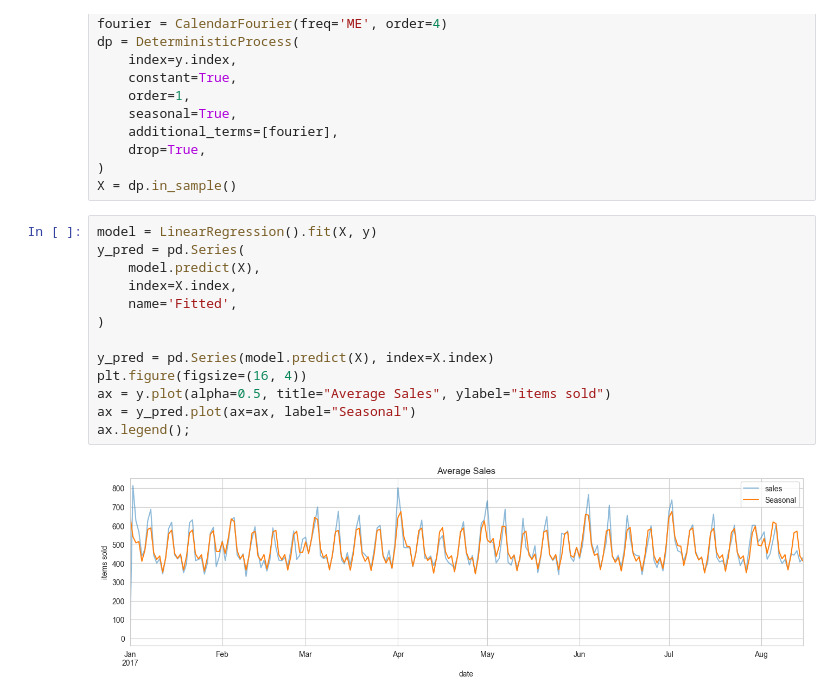
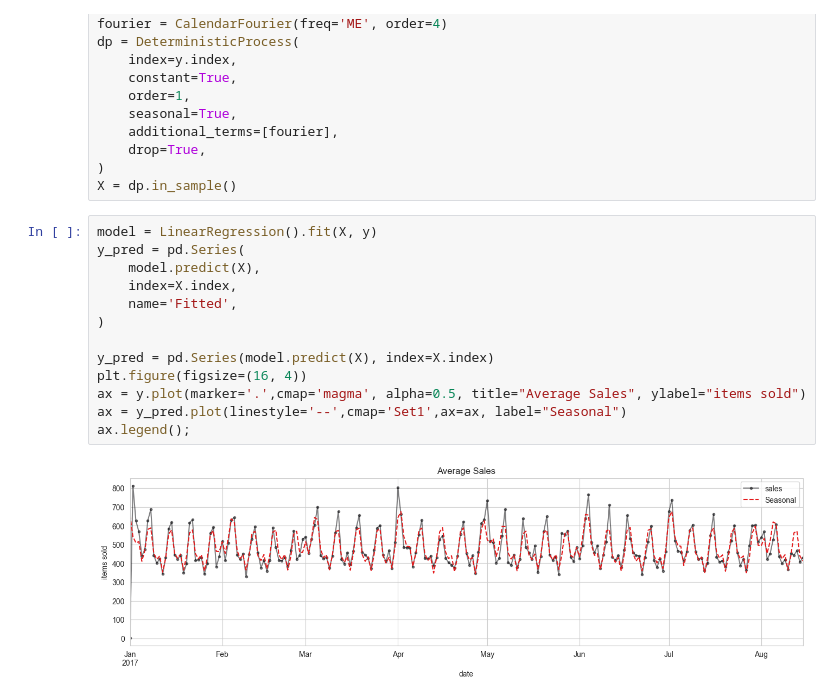
Before and after one commit to NasdormML/Store_Sales_Forecasting, a Jupyter notebook: Visual_only.ipynb, the cells around one changed output. Cells and saved outputs as stored; diff of their text form.

```diff
--- a/Visual_only.ipynb
+++ b/Visual_only.ipynb
@@ -67,15 +67,15 @@ X = dp.in_sample()
 # %%
 model = LinearRegression().fit(X, y)
 y_pred = pd.Series(
     model.predict(X),
     index=X.index,
     name='Fitted',
 )
 
 y_pred = pd.Series(model.predict(X), index=X.index)
 plt.figure(figsize=(16, 4))
-ax = y.plot(alpha=0.5, title="Average Sales", ylabel="items sold")
-ax = y_pred.plot(ax=ax, label="Seasonal")
+ax = y.plot(marker='.',cmap='magma', alpha=0.5, title="Average Sales", ylabel="items sold")
+ax = y_pred.plot(linestyle='--',cmap='Set1',ax=ax, label="Seasonal")
 ax.legend();
 # %% [output]
-[figure, old version]
+[figure, new version]
```
